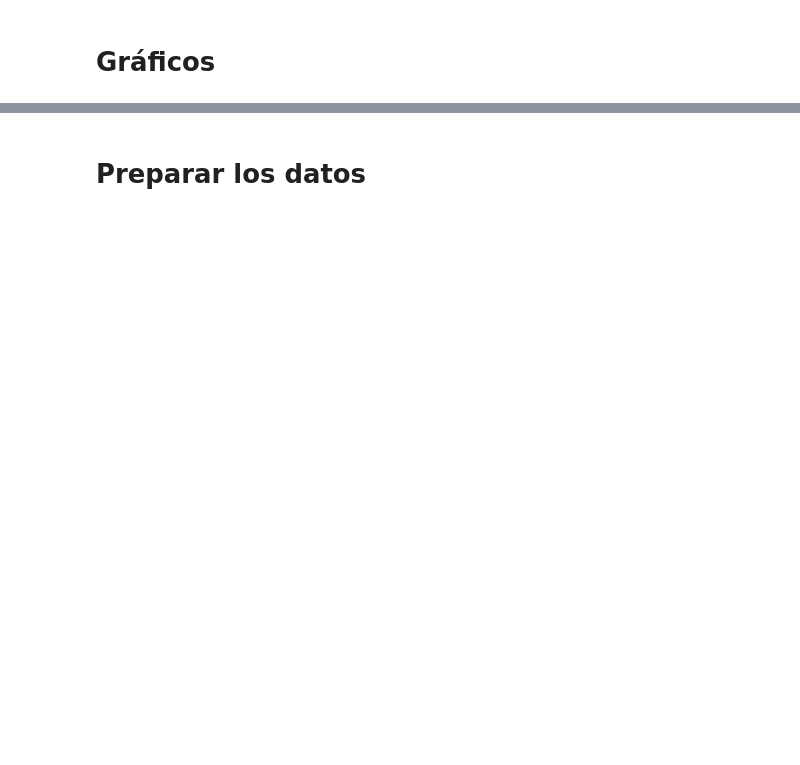
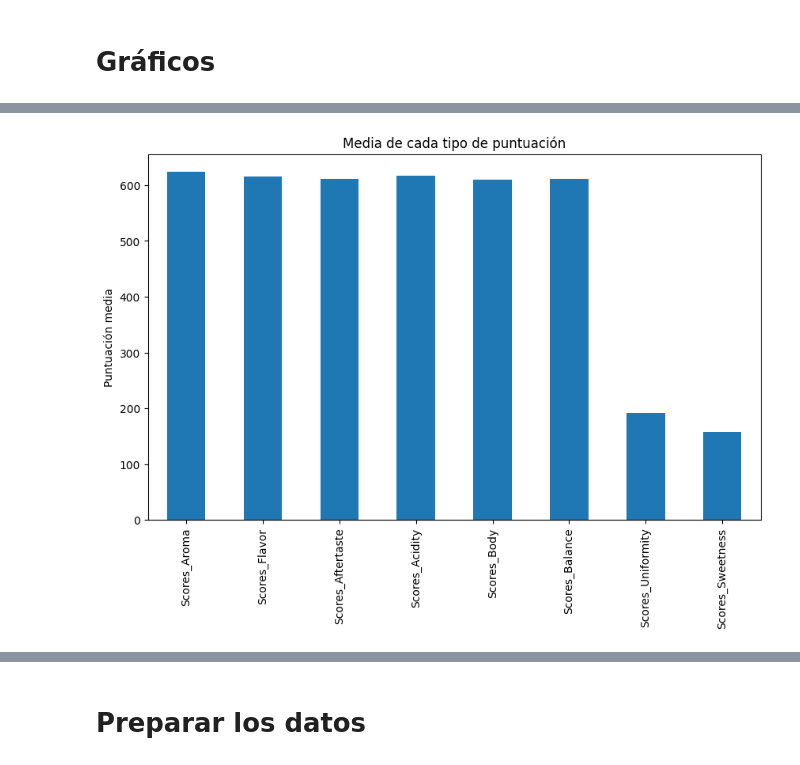
Before and after one commit to MateoGraviFiorino/Data-Mining-3, a Jupyter notebook: GraviFiorino-LoMenzo.ipynb, the cells around one changed output, grey strips where cells are left out. Cells and saved outputs as stored; diff of their text form; code cells hidden in the pictures; blank space fills up the shorter version.

```diff
--- a/GraviFiorino-LoMenzo.ipynb
+++ b/GraviFiorino-LoMenzo.ipynb
@@ -31,6 +93,8 @@ Index(['Scores_Aroma', 'Scores_Flavor', 'Scores_Aftertaste', 'Scores_Acidity',
        'Scores_Body', 'Scores_Balance', 'Scores_Uniformity',
        'Scores_Sweetness', 'Scores_Moisture', 'Scores_Total', 'Color'],
       dtype='object')
+# %%
+df = df.drop('Scores_Total', axis = 1)
 # %%
 df.describe()
 # %% [output]
@@ -100,0 +212,9 @@ plt.show()
+# %%
+columns = ['Scores_Aroma','Scores_Flavor','Scores_Aftertaste','Scores_Acidity','Scores_Body','Scores_Balance','Scores_Uniformity','Scores_Sweetness','Scores_Moisture']
+plt.figure(figsize=(10, 6))
+df[columns].mean().drop('Scores_Moisture').plot(kind='bar')
+plt.title('Media de cada tipo de puntuación')
+plt.ylabel('Puntuación media')
+plt.show()
+# %% [output]
+[figure, added]
```
Also changed, not shown: parts of 38 cells of this notebook, 2 other files.
